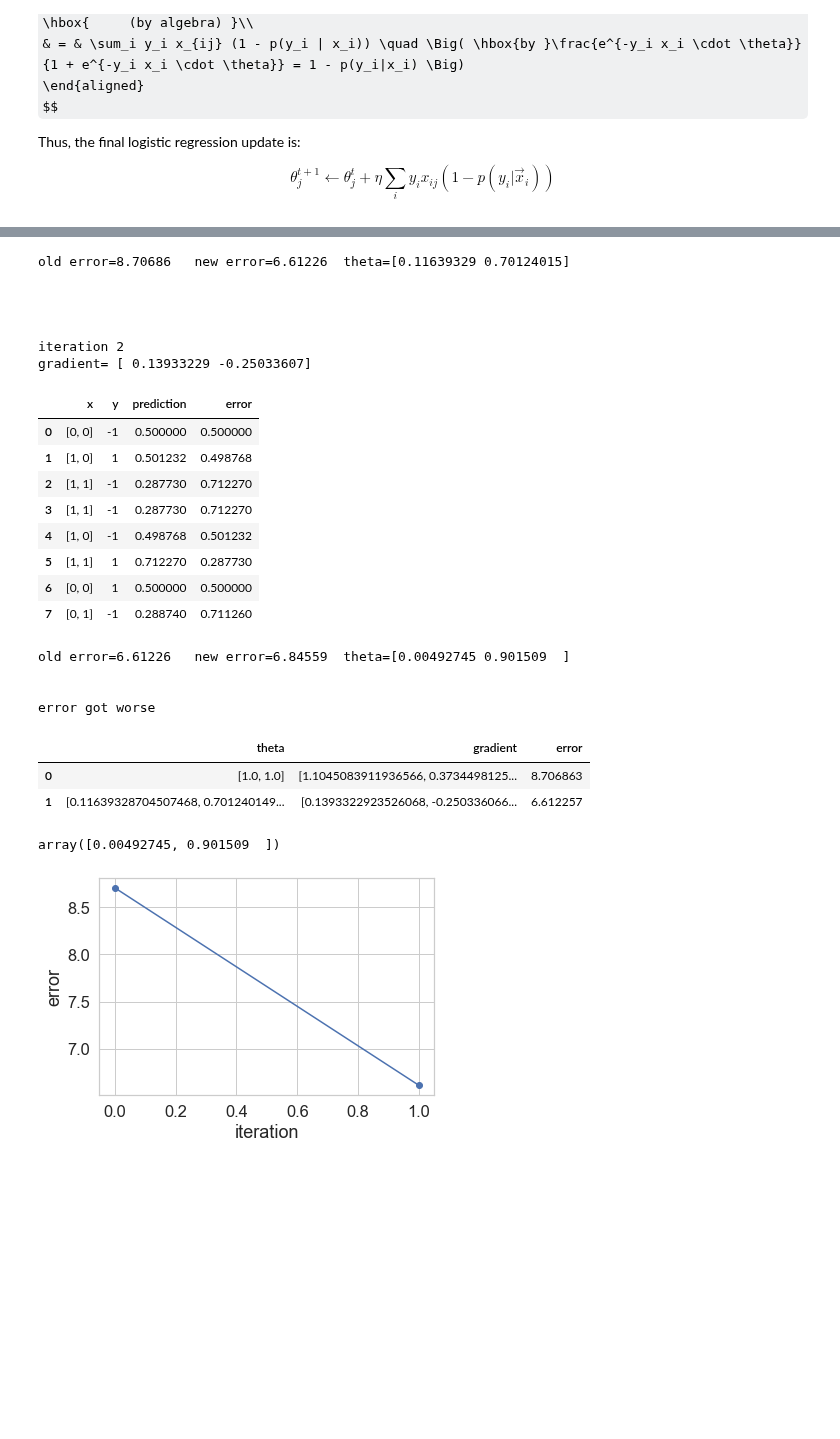
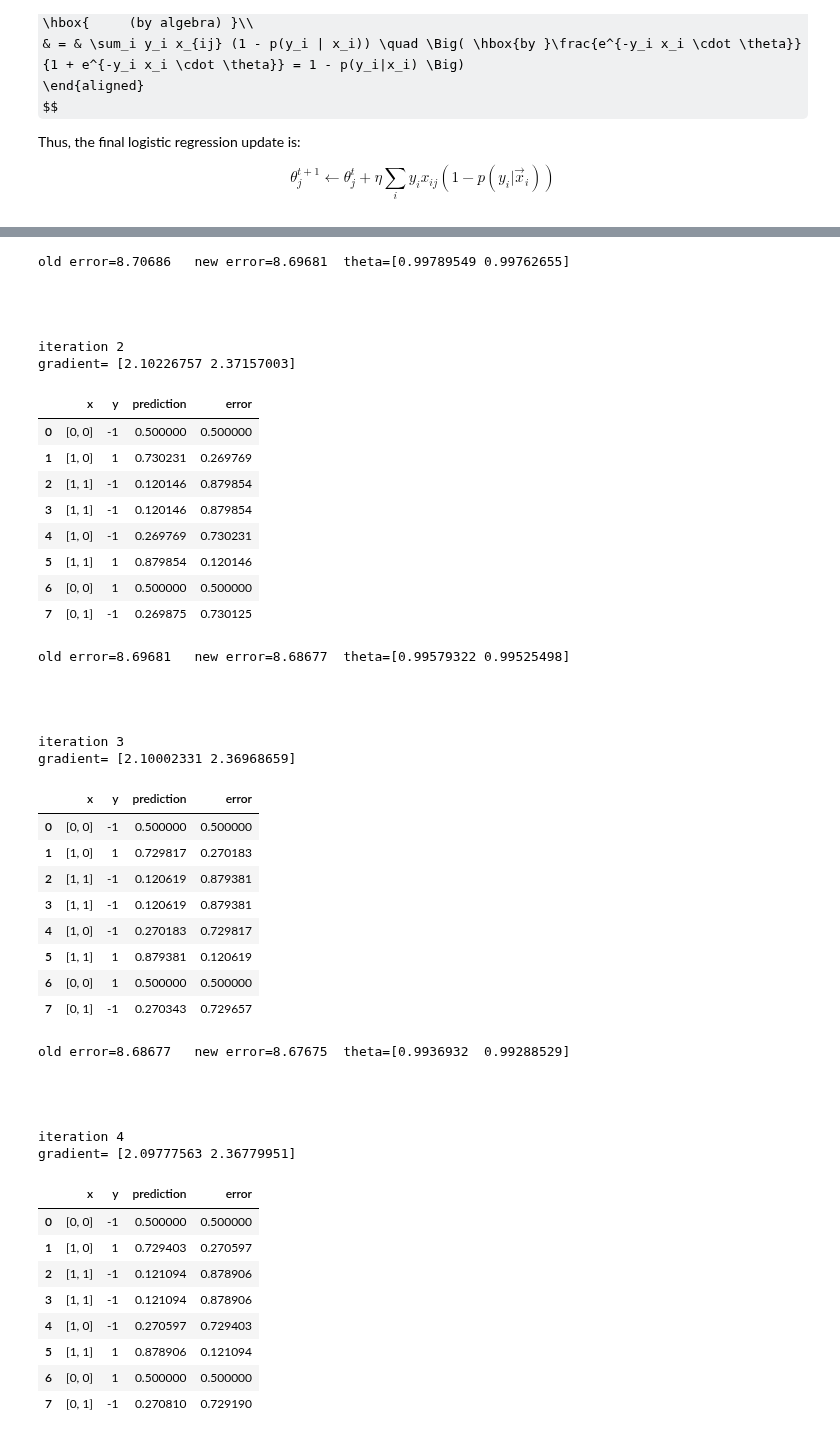
Before and after one commit to tulane-cmps6730/main, a Jupyter notebook: lec/classify/logistic.ipynb, the cells around one changed output, grey strips where cells are left out. Drawn from its saved outputs; the diff is of its cells as text; code cells hidden in the pictures; some formulas as TeX source; blank space fills up the shorter version.

Commit message:
typo in logistic

```diff
--- a/lec/classify/logistic.ipynb
+++ b/lec/classify/logistic.ipynb
@@ -577,10 +577,10 @@ $$
 def gradient_logistic(theta, D):
     result = np.zeros(len(theta), dtype=np.float64)
     for xi, yi in D:
-        pred = logistic(xi, theta) if yi==1 else 1-logistic(xi, theta)
-        error = yi * pred
+        p_y_g_x = logistic(xi, theta) if yi==1 else 1-logistic(xi, theta)
+        error = yi * (1-p_y_g_x)
         for j, xij in enumerate(xi):
             result[j] += error * xij
-    return result
+    return -1 * result
 # %%
 theta = npa([1.,1.])
@@ -680,8 +681,8 @@ gradient= [ 0.36200252 -0.06186711]
 ... (11 outputs left out)
 # %%
-# What if learning rate too big?
+# What if learning rate too small?
 theta = npa([1.,1.])
-gradient_descent(gradient_logistic, nll, theta, .8, D, .01, 50)
+gradient_descent(gradient_logistic, nll, theta, .001, D, .01, 50)
 # We stop too early!
 # %% [output]
 |  | x | y | prediction | error |
@@ -707,25 +708,48 @@ gradient= [1.10450839 0.37344981]
-old error=8.70686   new error=6.61226  theta=[0.11639329 0.70124015]
+old error=8.70686   new error=8.69681  theta=[0.99789549 0.99762655]
 
 
 
 
 iteration 2
-gradient= [ 0.13933229 -0.25033607]
+gradient= [2.10226757 2.37157003]
 |  | x | y | prediction | error |
 | 0 | [0, 0] | -1 | 0.500000 | 0.500000 |
-| 1 | [1, 0] | 1 | 0.501232 | 0.498768 |
-| 2 | [1, 1] | -1 | 0.287730 | 0.712270 |
-| 3 | [1, 1] | -1 | 0.287730 | 0.712270 |
-| 4 | [1, 0] | -1 | 0.498768 | 0.501232 |
-| 5 | [1, 1] | 1 | 0.712270 | 0.287730 |
+| 1 | [1, 0] | 1 | 0.730231 | 0.269769 |
+| 2 | [1, 1] | -1 | 0.120146 | 0.879854 |
+| 3 | [1, 1] | -1 | 0.120146 | 0.879854 |
+| 4 | [1, 0] | -1 | 0.269769 | 0.730231 |
+| 5 | [1, 1] | 1 | 0.879854 | 0.120146 |
 | 6 | [0, 0] | 1 | 0.500000 | 0.500000 |
-| 7 | [0, 1] | -1 | 0.288740 | 0.711260 |
+| 7 | [0, 1] | -1 | 0.269875 | 0.730125 |
-old error=6.61226   new error=6.84559  theta=[0.00492745 0.901509  ]
+old error=8.69681   new error=8.68677  theta=[0.99579322 0.99525498]
 
 
-error got worse
+
+
+iteration 3
+gradient= [2.10002331 2.36968659]
-|  | theta | gradient | error |
-| 0 | [1.0, 1.0] | [1.1045083911936566, 0.3734498125... | 8.706863 |
-| 1 | [0.11639328704507468, 0.701240149... | [0.1393322923526068, -0.250336066... | 6.612257 |
+|  | x | y | prediction | error |
+| 0 | [0, 0] | -1 | 0.500000 | 0.500000 |
+| 1 | [1, 0] | 1 | 0.729817 | 0.270183 |
+| 2 | [1, 1] | -1 | 0.120619 | 0.879381 |
+| 3 | [1, 1] | -1 | 0.120619 | 0.879381 |
+| 4 | [1, 0] | -1 | 0.270183 | 0.729817 |
+| 5 | [1, 1] | 1 | 0.879381 | 0.120619 |
+| 6 | [0, 0] | 1 | 0.500000 | 0.500000 |
+| 7 | [0, 1] | -1 | 0.270343 | 0.729657 |
-array([0.00492745, 0.901509  ])
+old error=8.68677   new error=8.67675  theta=[0.9936932  0.99288529]
+
+
+
+
+iteration 4
+gradient= [2.09777563 2.36779951]
-[figure, removed]
+|  | x | y | prediction | error |
+| 0 | [0, 0] | -1 | 0.500000 | 0.500000 |
+| 1 | [1, 0] | 1 | 0.729403 | 0.270597 |
+| 2 | [1, 1] | -1 | 0.121094 | 0.878906 |
+| 3 | [1, 1] | -1 | 0.121094 | 0.878906 |
+| 4 | [1, 0] | -1 | 0.270597 | 0.729403 |
+| 5 | [1, 1] | 1 | 0.878906 | 0.121094 |
+| 6 | [0, 0] | 1 | 0.500000 | 0.500000 |
+| 7 | [0, 1] | -1 | 0.270810 | 0.729190 |
```
Also changed, not shown: parts of 3 cells of this notebook.
